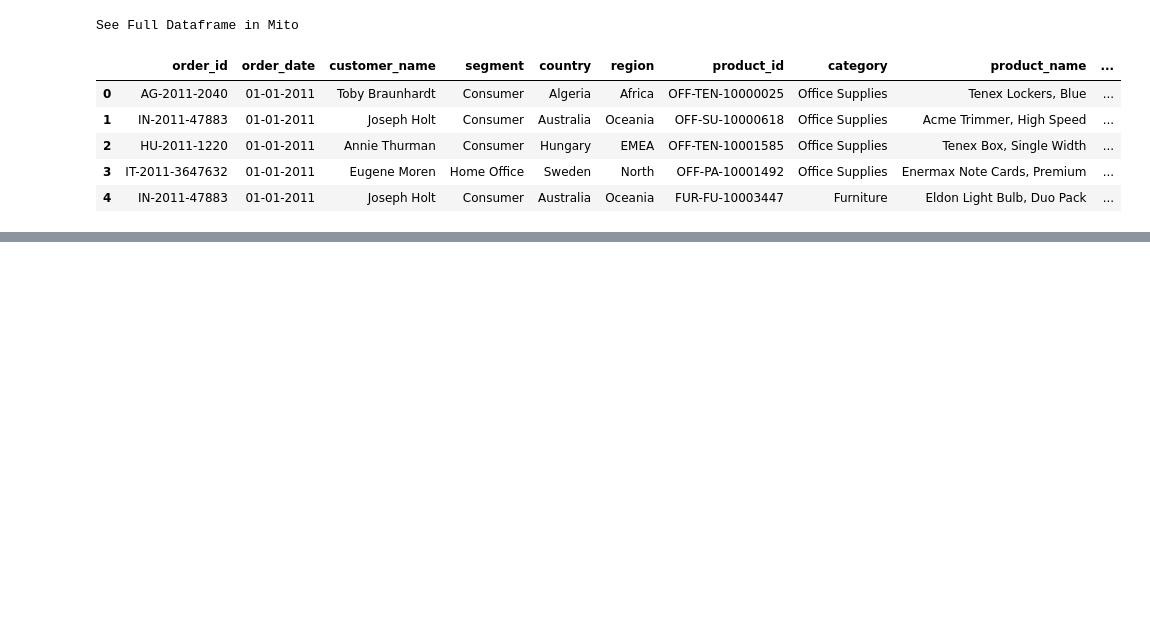
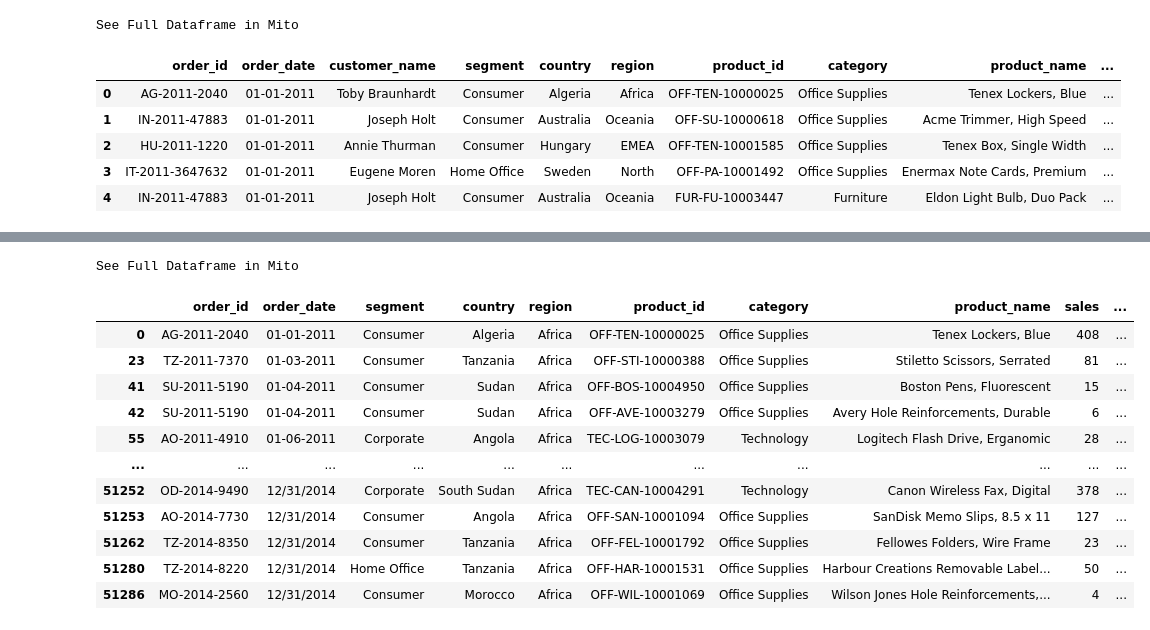
Before and after one commit to Laizra/Python-data-analysis, a Jupyter notebook: Real projects/mito.ipynb, the cells around one changed output, grey strips where cells are left out. Drawn from its saved outputs; the diff is of its cells as text; code cells hidden in the pictures; blank space fills up the shorter version.

```diff
--- a/Real projects/mito.ipynb
+++ b/Real projects/mito.ipynb
@@ -33,0 +53,16 @@ See Full Dataframe in Mito
+# %%
+data_csv[data_csv["region"] == "Africa"]
+# %% [output]
+See Full Dataframe in Mito
+|  | order_id | order_date | segment | country | region | product_id | category | product_name | sales | ... |
+| 0 | AG-2011-2040 | 01-01-2011 | Consumer | Algeria | Africa | OFF-TEN-10000025 | Office Supplies | Tenex Lockers, Blue | 408 | ... |
+| 23 | TZ-2011-7370 | 01-03-2011 | Consumer | Tanzania | Africa | OFF-STI-10000388 | Office Supplies | Stiletto Scissors, Serrated | 81 | ... |
+| 41 | SU-2011-5190 | 01-04-2011 | Consumer | Sudan | Africa | OFF-BOS-10004950 | Office Supplies | Boston Pens, Fluorescent | 15 | ... |
+| 42 | SU-2011-5190 | 01-04-2011 | Consumer | Sudan | Africa | OFF-AVE-10003279 | Office Supplies | Avery Hole Reinforcements, Durable | 6 | ... |
+| 55 | AO-2011-4910 | 01-06-2011 | Corporate | Angola | Africa | TEC-LOG-10003079 | Technology | Logitech Flash Drive, Erganomic | 28 | ... |
+| ... | ... | ... | ... | ... | ... | ... | ... | ... | ... | ... |
+| 51252 | OD-2014-9490 | 12/31/2014 | Corporate | South Sudan | Africa | TEC-CAN-10004291 | Technology | Canon Wireless Fax, Digital | 378 | ... |
+| 51253 | AO-2014-7730 | 12/31/2014 | Consumer | Angola | Africa | OFF-SAN-10001094 | Office Supplies | SanDisk Memo Slips, 8.5 x 11 | 127 | ... |
+| 51262 | TZ-2014-8350 | 12/31/2014 | Consumer | Tanzania | Africa | OFF-FEL-10001792 | Office Supplies | Fellowes Folders, Wire Frame | 23 | ... |
+| 51280 | TZ-2014-8220 | 12/31/2014 | Home Office | Tanzania | Africa | OFF-HAR-10001531 | Office Supplies | Harbour Creations Removable Label... | 50 | ... |
+| 51286 | MO-2014-2560 | 12/31/2014 | Consumer | Morocco | Africa | OFF-WIL-10001069 | Office Supplies | Wilson Jones Hole Reinforcements,... | 4 | ... |
```
Also changed, not shown: parts of 12 cells of this notebook, 1 other file.
